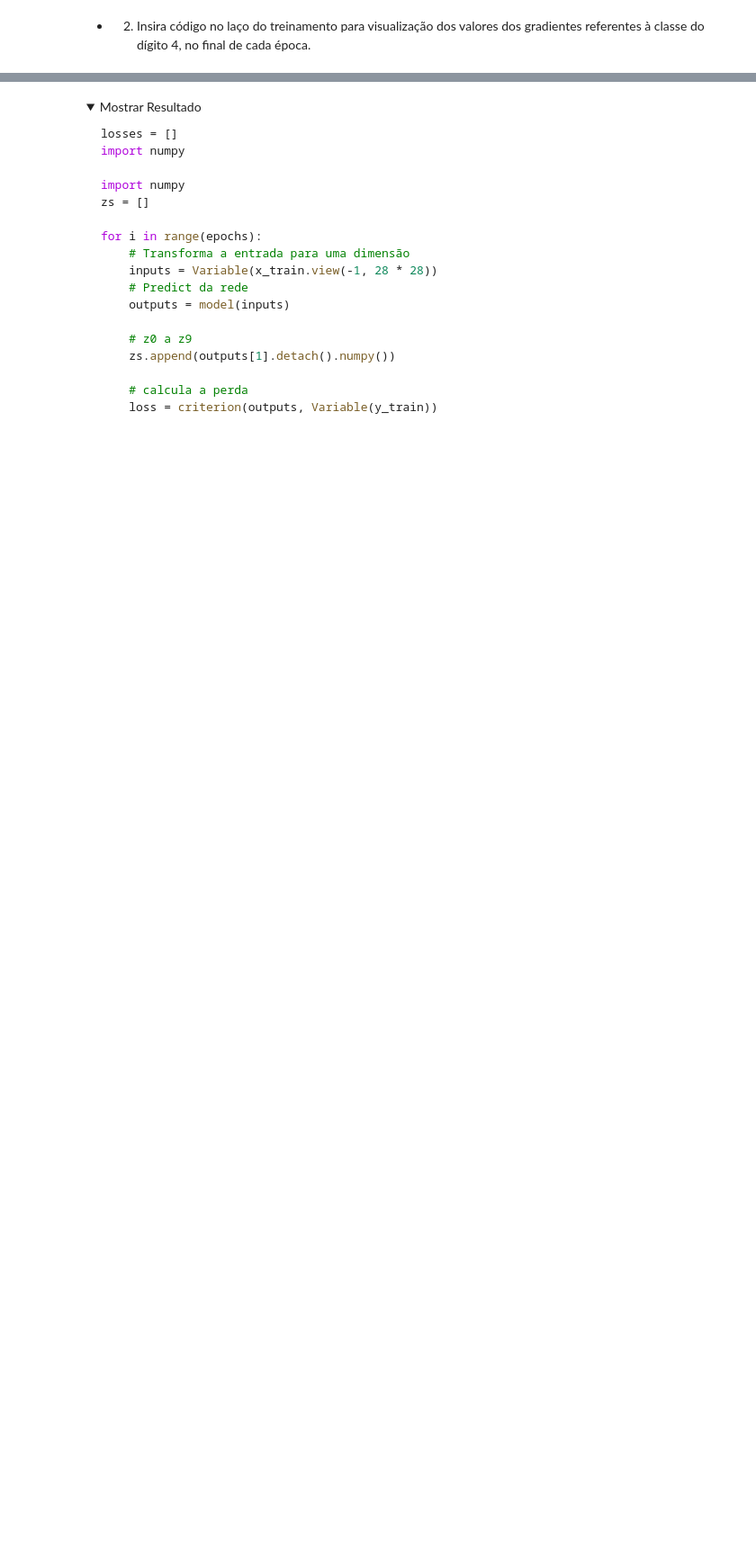
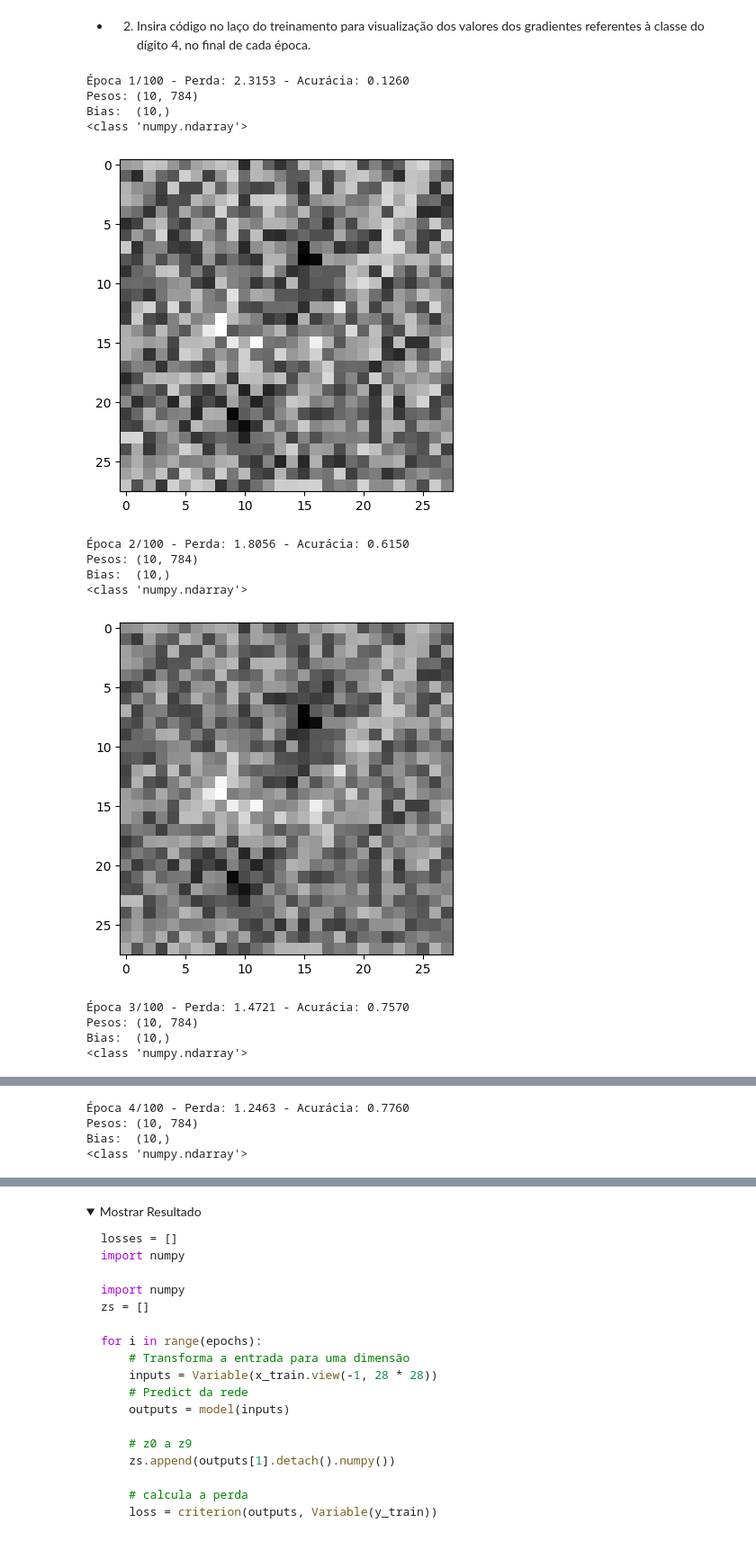
Before and after one commit to mgrb/RNA-e-Deep-Learning---CESAR-School-2024.01, a Jupyter notebook: Atividades/3 - Logistic Regretion/3.2-LogisticRegressionMNIST.ipynb, the cells around one changed output, grey strips where cells are left out. Shown at 90% size. Saved outputs shown, nothing was run; the diff lists cells and outputs as text; code cells hidden in the pictures; folded sections open; blank space fills up the shorter version.

```diff
--- a/Atividades/3 - Logistic Regretion/3.2-LogisticRegressionMNIST.ipynb
+++ b/Atividades/3 - Logistic Regretion/3.2-LogisticRegressionMNIST.ipynb
@@ -312,3 +284,7 @@ plt.axis('off');
 # %% [markdown]
 - 1) Insira código no laço do treinamento para que no final de cada época,
      seja impresso: o número da época e a perda e a acurácia
+# %%
+qtd_epochs = len(train_metrics)
+for epoch in train_metrics:
+        print(f"Época {epoch.get('epoch')}/{qtd_epochs} - Perda: {epoch.get('loss'):.4f} - Acurácia: {epoch.get('accuracy'):.4f}")
@@ -315,2 +309,28 @@ plt.axis('off');
 # %% [markdown]
 - 2) Insira código no laço do treinamento para visualização dos valores dos gradientes referentes à classe do dígito 4, no final de cada época.
+# %%
+for epoch in train_metrics:
+    print(f"Época {epoch.get('epoch')}/{qtd_epochs} - Perda: {epoch.get('loss'):.4f} - Acurácia: {epoch.get('accuracy'):.4f}")
+
+    print('Pesos:', epoch.get('weights').shape)
+    print('Bias: ', epoch.get('bias').shape)
+
+    print(type(epoch.get('weights')))
+
+    plt.imshow(epoch.get('weights')[4, :].reshape((28,28)),cmap = 'gray')
+    plt.show()
+# %% [output]
+Época 1/100 - Perda: 2.3153 - Acurácia: 0.1260
+Pesos: (10, 784)
+Bias:  (10,)
+<class 'numpy.ndarray'>
+[figure, added]
+Época 2/100 - Perda: 1.8056 - Acurácia: 0.6150
+Pesos: (10, 784)
+Bias:  (10,)
+<class 'numpy.ndarray'>
+[figure, added]
+Época 3/100 - Perda: 1.4721 - Acurácia: 0.7570
+Pesos: (10, 784)
+Bias:  (10,)
+<class 'numpy.ndarray'>
@@ -316,0 +338,4 @@ plt.axis('off');
+Época 4/100 - Perda: 1.2463 - Acurácia: 0.7760
+Pesos: (10, 784)
+Bias:  (10,)
+<class 'numpy.ndarray'>
```
Also changed, not shown: parts of 14 cells of this notebook.
